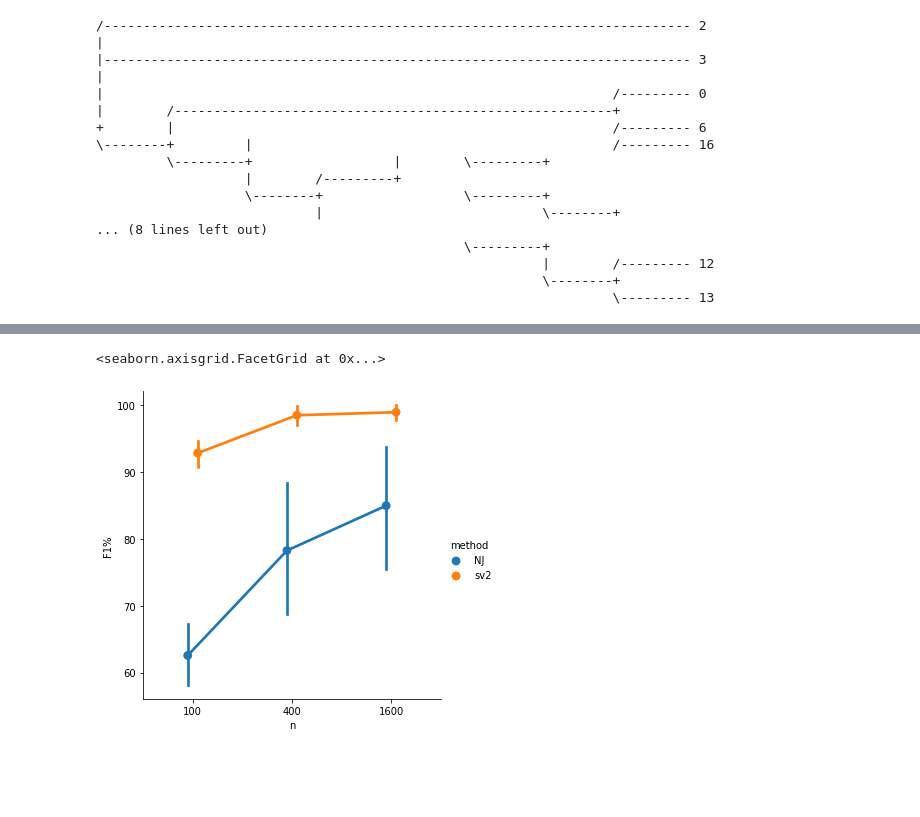
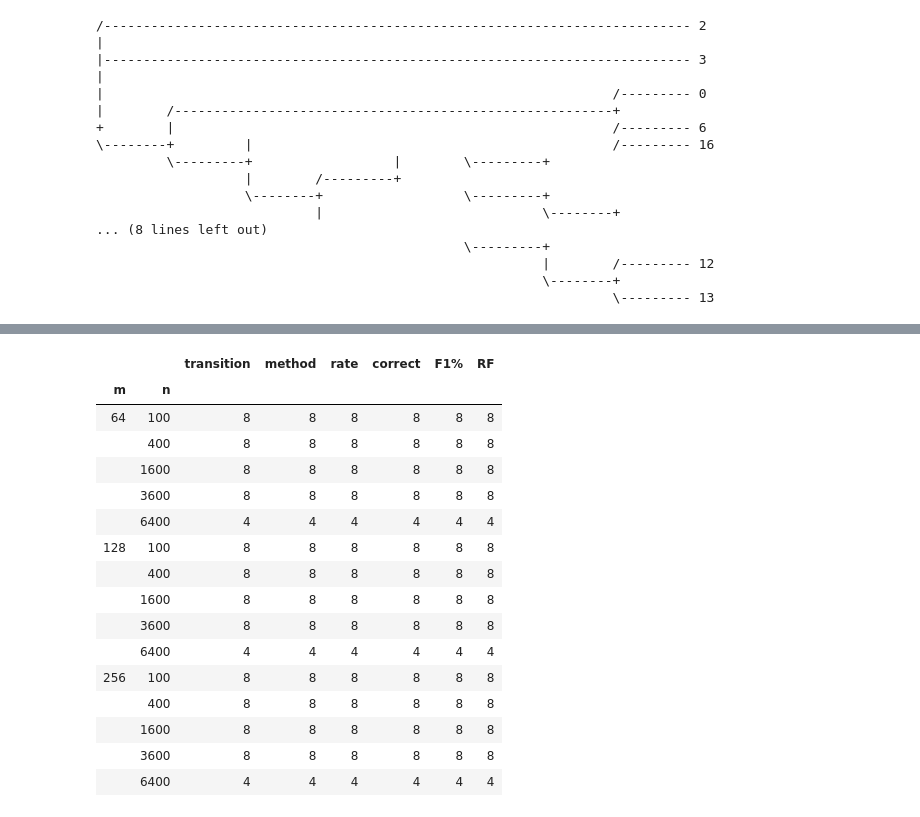
Before and after one commit to NoahAmsel/spectral-tree-inference, a Jupyter notebook: Examples.ipynb, the cells around one changed output, grey strips where cells are left out. Saved outputs shown, nothing was run; the diff lists cells and outputs as text; code cells hidden in the pictures; blank space fills up the shorter version.

```diff
--- a/Examples.ipynb
+++ b/Examples.ipynb
@@ -115,6 +105,20 @@ df["delta^2"] = pd.Series([Jukes_Cantor().similarity(t)**2 for t in df['mutation
-# %%
-dodge = 0.1*(df['method'].nunique() - 1)
-sns.catplot(data=df, x="n", y="F1%", kind="point", hue="method", col=None, col_wrap=None, dodge=dodge)
-# %% [output]
-<seaborn.axisgrid.FacetGrid at 0x...>
-[figure, removed]
+# %%
+df.groupby(['m', 'n']).count()
+# %% [output]
+|  |  | transition | method | rate | correct | F1% | RF |
+| m | n |  |  |  |  |  |  |
+| 64 | 100 | 8 | 8 | 8 | 8 | 8 | 8 |
+|  | 400 | 8 | 8 | 8 | 8 | 8 | 8 |
+|  | 1600 | 8 | 8 | 8 | 8 | 8 | 8 |
+|  | 3600 | 8 | 8 | 8 | 8 | 8 | 8 |
+|  | 6400 | 4 | 4 | 4 | 4 | 4 | 4 |
+| 128 | 100 | 8 | 8 | 8 | 8 | 8 | 8 |
+|  | 400 | 8 | 8 | 8 | 8 | 8 | 8 |
+|  | 1600 | 8 | 8 | 8 | 8 | 8 | 8 |
+|  | 3600 | 8 | 8 | 8 | 8 | 8 | 8 |
+|  | 6400 | 4 | 4 | 4 | 4 | 4 | 4 |
+| 256 | 100 | 8 | 8 | 8 | 8 | 8 | 8 |
+|  | 400 | 8 | 8 | 8 | 8 | 8 | 8 |
+|  | 1600 | 8 | 8 | 8 | 8 | 8 | 8 |
+|  | 3600 | 8 | 8 | 8 | 8 | 8 | 8 |
+|  | 6400 | 4 | 4 | 4 | 4 | 4 | 4 |
```
Also changed, not shown: parts of 22 cells of this notebook, 1 other file.
